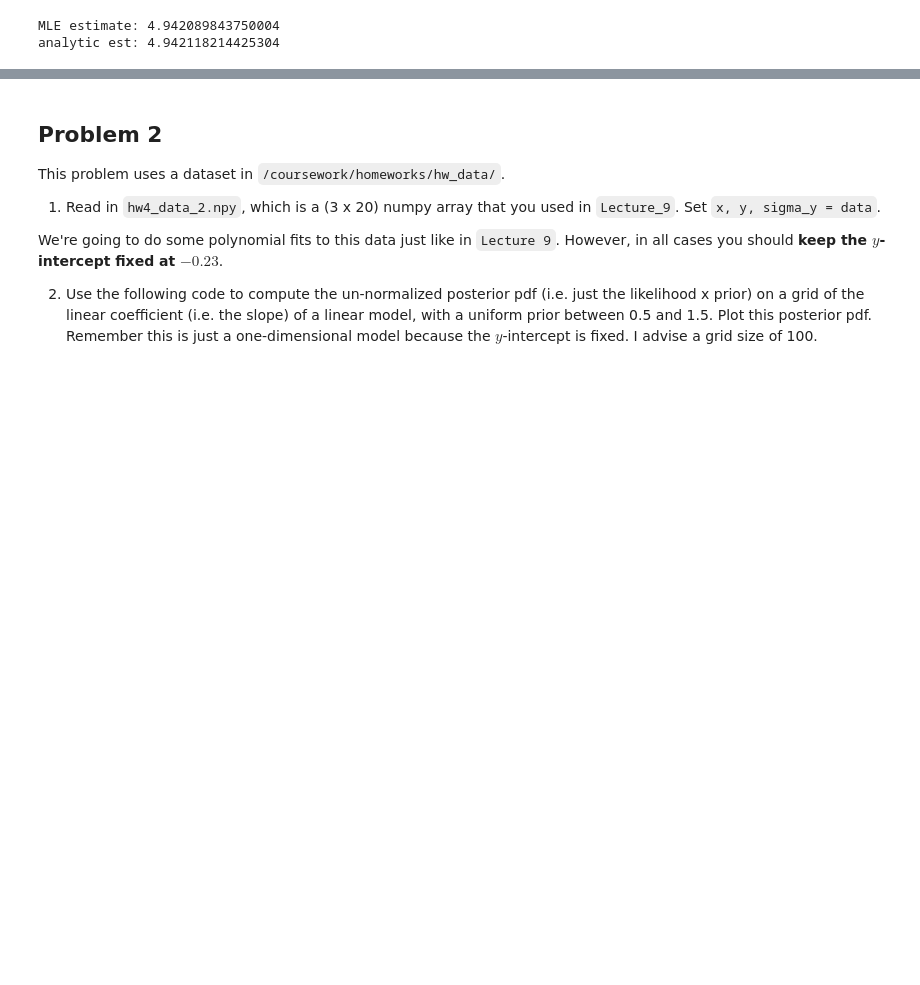
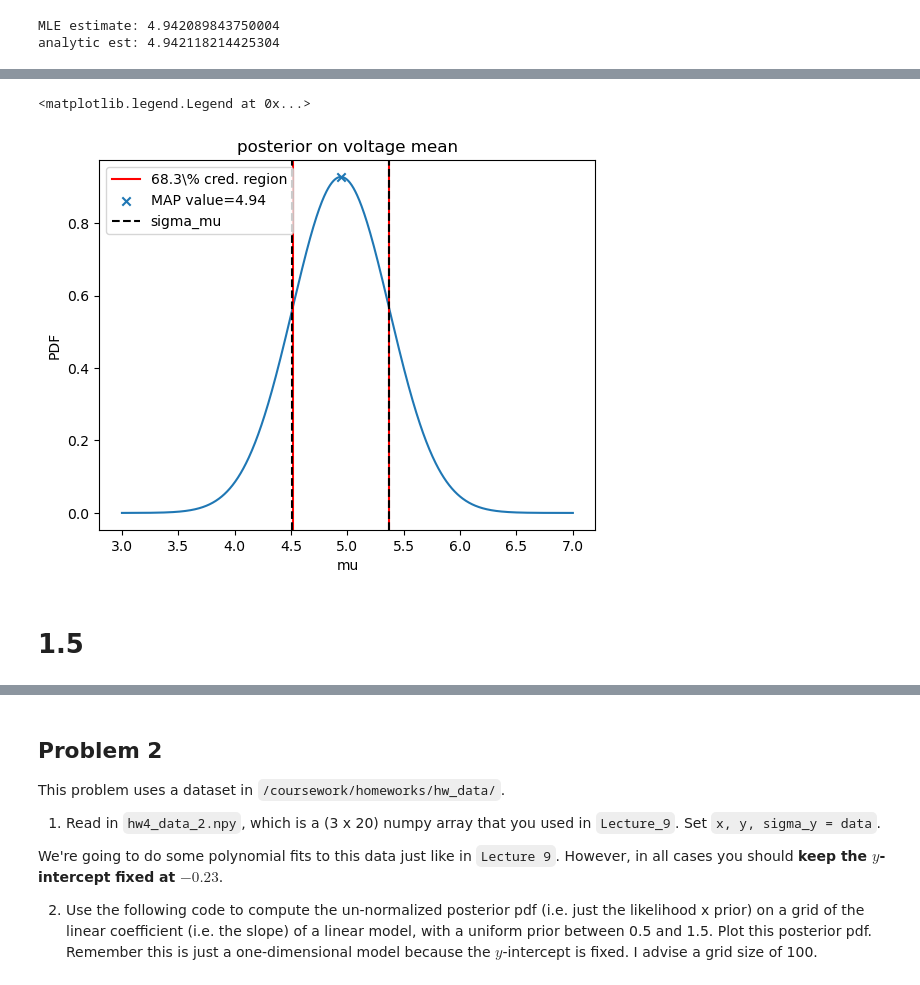
Before and after one commit to VanderbiltAstronomy/astr_8070_s24, a Jupyter notebook: coursework/student_folders/levi_schult/hws/vu_astr8070_s24_hw4_levischult.ipynb, the cells around one changed output, grey strips where cells are left out. Saved outputs shown, nothing was run; the diff lists cells and outputs as text; code cells hidden in the pictures; blank space fills up the shorter version.

```diff
--- a/coursework/student_folders/levi_schult/hws/vu_astr8070_s24_hw4_levischult.ipynb
+++ b/coursework/student_folders/levi_schult/hws/vu_astr8070_s24_hw4_levischult.ipynb
@@ -116,0 +161,6 @@ analytic est: 4.942118214425304
+# %%
+# finding MAP mu
+mu1_MAP = mugrid[np.where(posterior_prior1==posterior_prior1.max())[0]][0]
+
+# calculating heteroscedastic gaussian sigma_mu
+mu_sigma_calc = (np.sum(1/(data1[:,1]**2)))**(-1/2)
@@ -116,0 +187,17 @@ analytic est: 4.942118214425304
+# %%
+plt.plot(mugrid, posterior_prior1)
+plt.axvline(low683, color='r', label='68.3\% cred. region')
+plt.axvline(hi683, color='r')
+plt.scatter(mu1_MAP, posterior_prior1[np.where(posterior_prior1==posterior_prior1.max())[0]],
+             marker='x', label=f'MAP value={mu1_MAP:.2f}')
+plt.axvline(mu1_MAP+mu_sigma_calc, linestyle='dashed', color='k', label='sigma_mu')
+plt.axvline(mu1_MAP-mu_sigma_calc, linestyle='dashed', color='k')
+plt.ylabel('PDF')
+plt.title('posterior on voltage mean')
+plt.xlabel('mu')
+plt.legend(loc=2)
+# %% [output]
+<matplotlib.legend.Legend at 0x...>
+[figure, added]
+# %% [markdown]
+# 1.5
```
Also changed, not shown: parts of 21 cells of this notebook.
